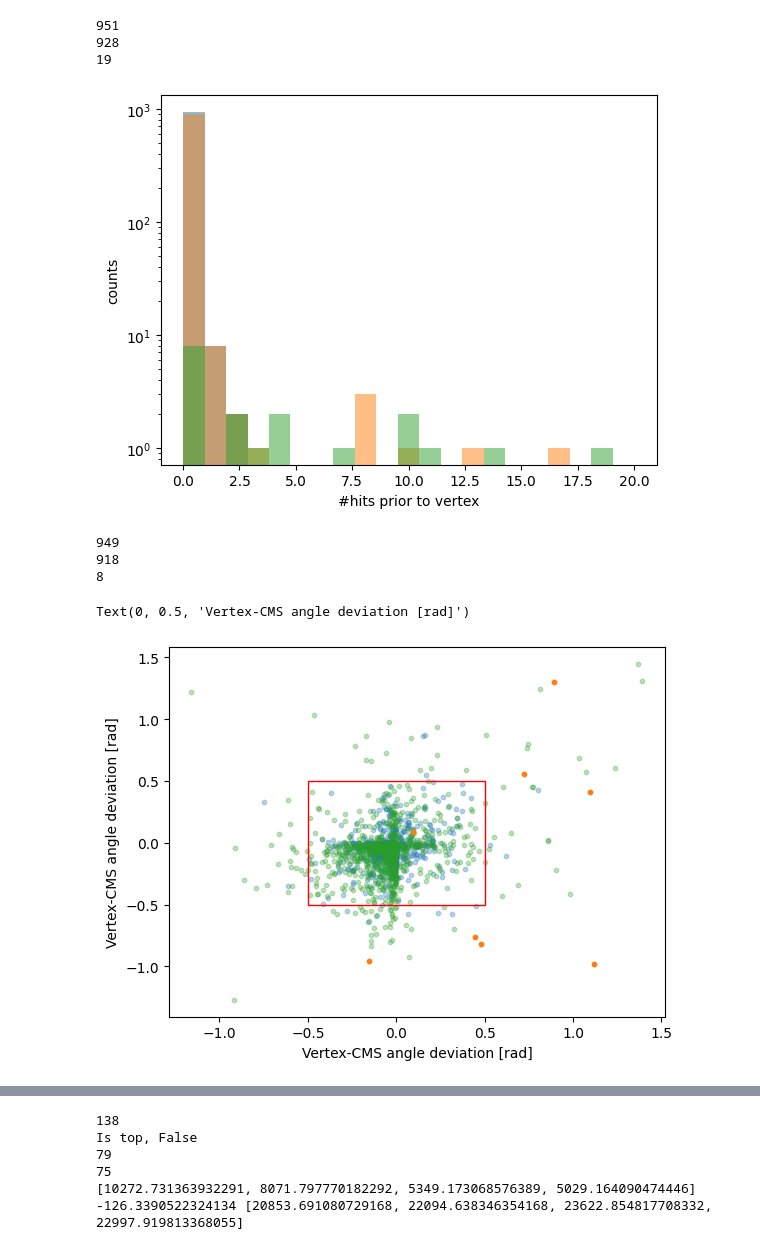
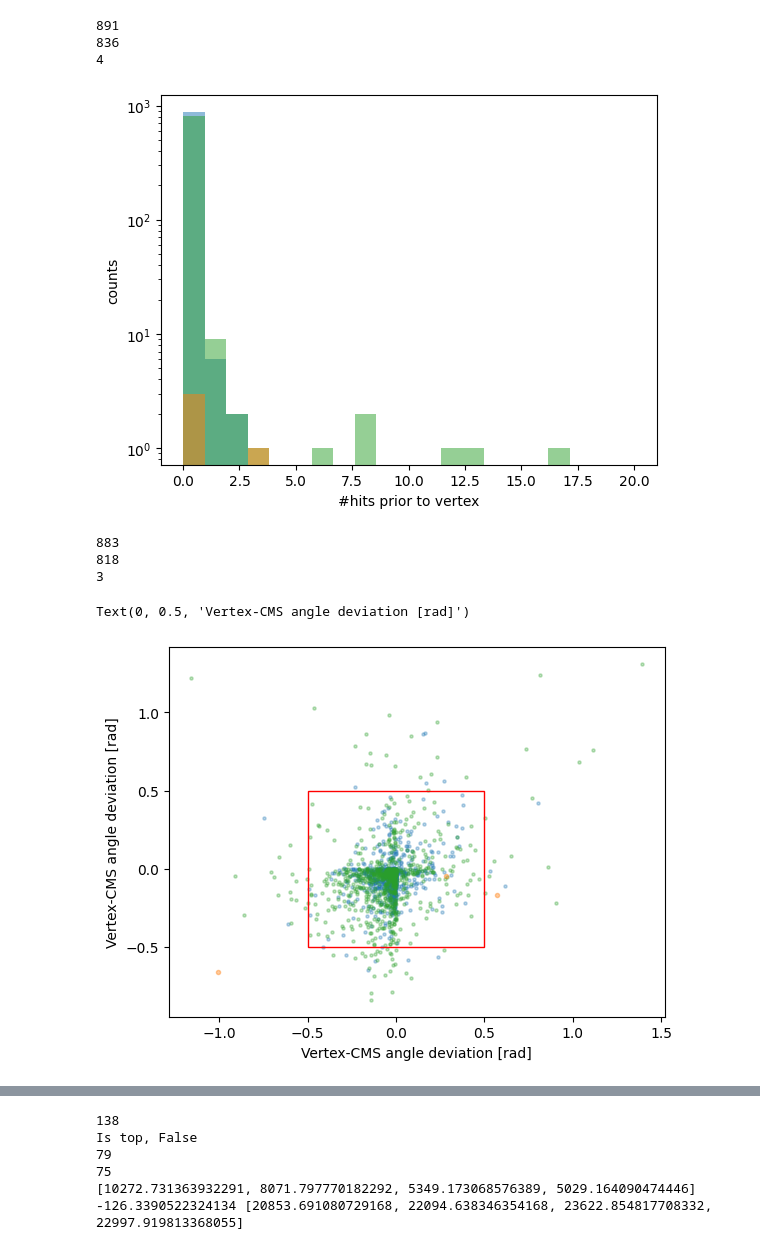
Before and after one commit to EdmondRen/mathusla-newsim, a Jupyter notebook: studies/mathusla40/cosmic_p/2.cut_dev.ipynb, the cells around one changed output, grey strips where cells are left out. Cells and saved outputs as stored; diff of their text form; code cells hidden in the pictures.

```diff
--- a/studies/mathusla40/cosmic_p/2.cut_dev.ipynb
+++ b/studies/mathusla40/cosmic_p/2.cut_dev.ipynb
@@ -80,7 +85,7 @@ Finished
 # %%
 for i, res in enumerate([res_sig1, res_sig2, res_bkg]):
     # plt.hist(res["vertex_ntracks"] - res["vertex_ndownward_track"], bins=20,range=(0,20), alpha=0.5);
-    plt.hist(res["vertex_ntracks"], bins=20,range=(0,20), alpha=0.5);
+    plt.hist(res["vertex_ntracks"], bins=20,range=(0,20), alpha=0.5, color=colors[i])
 plt.yscale("log")
 plt.show()
 # %% [output]
@@ -113,5 +118,5 @@ plt.ylim(0,120)
 # %%
-f_ndown_cut = lambda x: x*0.7-0.5
+f_ndown_cut = lambda x: ((x-6)*0.8 + 0.5) * (x >=6) + 0.5 * (x<6)
 c_ndown = lambda data: res["event_ndownward_track"] < f_ndown_cut(res["event_ntracks"])
 
 for i, res in enumerate([res_sig1, res_sig2, res_bkg]):
@@ -127,7 +132,7 @@ for i, res in enumerate([res_sig1, res_sig2, res_bkg]):
 
 xlim=30
 ylim=30
-x_plot = np.linspace(0,xlim,10)
+x_plot = np.linspace(0,xlim,100)
 plt.plot(x_plot, f_ndown_cut(x_plot), color="r", linestyle=":")
 plt.fill_between(x_plot, f_ndown_cut(x_plot), ylim, color="r", alpha=0.05)
 plt.xlabel("#track")
@@ -143,4 +148,7 @@ plt.ylim(0,ylim)
 # %%
+f_nup_cut = lambda x: ((x-70)*0.05 + 2.5) * (x >=70) + 2.5 * (x<70)
+c_nup = lambda data: (res["event_ntracks"] - res["event_ndownward_track"]) > f_nup_cut((res["event_ndigi_active"] - res["vertex_ndigi_active_before"]))
+
 for i, res in enumerate([res_sig1, res_sig2, res_bkg]):
     mask = res.get_cut("N_hits vs N_veto") & res.get_cut("N track downward") #&res.get_cut("N_tracks") | res.get_cut("True")
     print(sum(mask))
@@ -150,8 +158,18 @@ for i, res in enumerate([res_sig1, res_sig2, res_bkg]):
     # y = (res["vertex_ntracks"] - res["vertex_ndownward_track"])[mask]
     plt.scatter(x, y, alpha=0.3+ np.heaviside(i-1, 0) * 0.2, s=20, color=colors[i])
 
+    # Add new cut
+    res.add_cut(c_nup, "N track upward")
+
+
+xlim=350
+ylim=20
+x_plot = np.linspace(40,xlim,100)
+plt.plot(x_plot, f_nup_cut(x_plot), color="r", linestyle=":")
+plt.fill_between(x_plot, 0, f_nup_cut(x_plot), color="r", alpha=0.05)
+
 plt.xlabel("#hits in detector")
 plt.ylabel("#tracks upwards")
-plt.xlim(40,350)
-plt.ylim(0,10)
+plt.xlim(40,xlim)
+plt.ylim(0,ylim)
 # %% [output]
@@ -163,14 +180,0 @@ plt.ylim(0,10)
-# %%
-for i, res in enumerate([res_sig1, res_sig2, res_bkg]):
-    mask = res.get_cut("N_hits vs N_veto") & res.get_cut("N track downward") #&res.get_cut("N_tracks")# | res.get_cut("True")
-    print(sum(mask))
-
-    x = (res["vertex_ndigi"])[mask]
-    # y = (res["event_ntracks"] - res["event_ndownward_track"])[mask]
-    y = (res["vertex_ntracks"] - res["vertex_ndownward_track"])[mask]
-    plt.scatter(x, y, alpha=0.3+ np.heaviside(i-1, 0) * 0.2, s=20, color=colors[i])
-
-plt.xlabel("#hits in detector")
-plt.ylabel("#tracks upwards")
-plt.xlim(0,60)
-plt.ylim(0,10)
@@ -183,30 +181,33 @@ plt.ylim(0,10)
 # %%
-c_track_before = lambda data: res["vertex_ndigi_before"] <= 1
+c_track_before = lambda data: res["vertex_ndigi_before"] <= 0
 
 for i, res in enumerate([res_sig1, res_sig2, res_bkg]):
     res.add_cut(c_track_before, "N digi before")
-    mask =  res.get_cut("N_hits vs N_veto") & res.get_cut("N track downward")
+    mask =  res.get_cut("N_hits vs N_veto") & res.get_cut("N track downward") & res.get_cut("N track upward") #| res.get_cut("True")
     # mask = res.get_cut("True")
     print(sum(mask))
-    plt.hist(res["vertex_ndigi_before"][mask], range=(0,20), bins=21, alpha=0.5)
+    plt.hist(res["vertex_ndigi_before"][mask], range=(0,20), bins=21, alpha=0.5, color=colors[i])
 plt.xlabel("#hits prior to vertex")
 plt.ylabel("counts")
 plt.yscale("log")
 # %% [output]
-951
-928
-19
+891
+836
+4
-[figure, old version]
+[figure, new version]
 # %%
-c_angle_hv = lambda data: (abs(res["vertex_cms_angle_h"])<0.5) & (abs(res["vertex_cms_angle_v"]) < 0.5)
+# c_angle_hv = lambda data: ((abs(res["vertex_cms_angle_h"])<0.5) & (abs(res["vertex_cms_angle_v"]) < 0.5))
+# c_angle_hv = lambda data: (((res["vertex_cms_angle_h"])<0.2) & ((res["vertex_cms_angle_v"]) < 0.2))
+c_angle_hv = lambda data: (res["vertex_cms_angle_h"] + res["vertex_cms_angle_v"] < 0.2)
 
 for i, res in enumerate([res_sig1, res_sig2, res_bkg]):
     res.add_cut(c_angle_hv, "Angle to CMS")
-    mask = res.get_cut("N track downward") & res.get_cut("N_hits vs N_veto") & res.get_cut("N digi before")
+    mask = res.get_cut("N track downward") & res.get_cut("N_hits vs N_veto") & res.get_cut("N track upward") & res.get_cut("N digi before") #| res.get_cut("True")
     print(sum(mask))
     x = res["vertex_cms_angle_h"][mask]
     y = res["vertex_cms_angle_v"][mask]
-    plt.scatter(x, y, alpha=0.3 + np.heaviside(i-1, 0) * 0.7, s=10, color=colors[i])
+    # plt.scatter(x, y, alpha=0.3 + np.heaviside(i-1, 0) * (-0.1), s=5 + np.heaviside(i-1, 0) * (-4), color=colors[i])
+    plt.scatter(x, y, alpha=0.3 + np.heaviside(i-1, 0) * (0.1), s=5 + np.heaviside(i-1, 0) * (4), color=colors[i])
 
 plt.gca().add_patch(mpl.patches.Rectangle([-0.5,-0.5],1,1,facecolor="none", ec="r"))
 
@@ -214,10 +215,10 @@ plt.xlabel("Vertex-CMS angle deviation [rad]")
 plt.ylabel("Vertex-CMS angle deviation [rad]")
 # plt.yscale("log")
 # %% [output]
-949
-918
-8
+883
+818
+3
 Text(0, 0.5, 'Vertex-CMS angle deviation [rad]')
-[figure, old version]
+[figure, new version]
 # %%
 for i, res in enumerate([res_sig1, res_sig2, res_bkg]):
```
Also changed, not shown: parts of 33 cells of this notebook, 3 other files.
